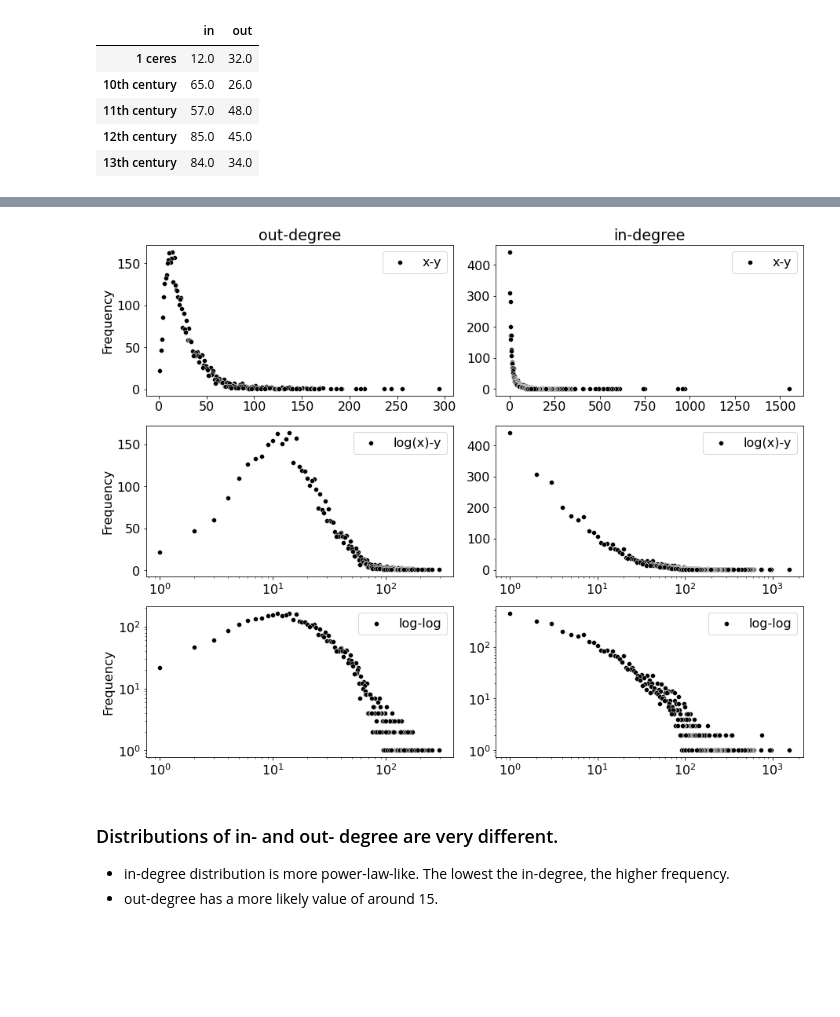
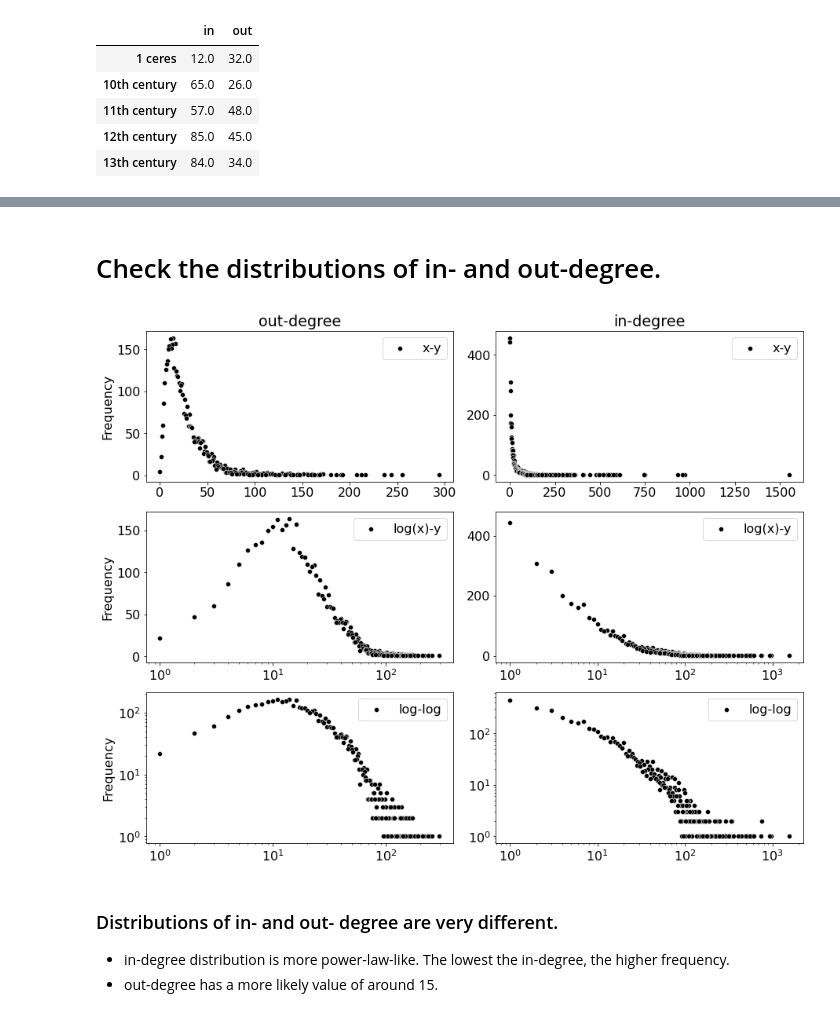
Before and after one commit to epfl-ada/ada-2022-project-theadalyzers, a Jupyter notebook: network-analysis.ipynb, the cells around one changed output, grey strips where cells are left out. Cells and saved outputs as stored; diff of their text form; code cells hidden in the pictures; blank space fills up the shorter version.

```diff
--- a/network-analysis.ipynb
+++ b/network-analysis.ipynb
@@ -122,34 +120,42 @@ g.ax_joint.set_ylabel("out-degree");
-# %%
-plt.rcParams['font.size'] = 16
-
-fig, ax = plt.subplots(3,2,
-                       figsize=(15,12),
-                       gridspec_kw={'wspace':0.14})
-
-labels = ["x-y", "log(x)-y", "log-log"]
-for i in range(3):
-    sns.scatterplot(data = df['src'].value_counts().value_counts(),
-                    ax=ax[i,0], color='k', label=labels[i])
-    sns.scatterplot(data = df['tgt'].value_counts().value_counts(),
-                    ax=ax[i,1], color='k', label=labels[i])
-
-ax[0, 0].set_title("out-degree")
-ax[0, 1].set_title("in-degree")
-
-for i in range(2):
-    # Set log scale in x for second row plots
-    ax[1,i].set_xscale('log')
-    # log-log scale in 3rd row
-    ax[2,i].set_xscale('log')
-    ax[2,i].set_yscale('log')
-
-for i in range(3):
-    ax[i, 0].set_ylabel("Frequency")
-    ax[i, 1].set_ylabel("")
-
-plt.legend();
-# %% [output]
-[figure, removed]
+# %% [markdown]
+# Check the distributions of in- and out-degree.
+# %%
+plt.rcParams['font.size'] = 16
+
+fig, ax = plt.subplots(3,2,
+                       figsize=(15,12),
+                       gridspec_kw={'wspace':0.14})
+
+labels = ["x-y", "log(x)-y", "log-log"]
+for i in range(3):
+    sns.scatterplot(data = (degree_freq['out']
+                            .value_counts()),
+                    ax=ax[i,0],
+                    color='k',
+                    label=labels[i])
+    sns.scatterplot(data = (degree_freq['in']
+                            .value_counts()),
+                    ax=ax[i,1],
+                    color='k',
+                    label=labels[i])
+
+ax[0, 0].set_title("out-degree")
+ax[0, 1].set_title("in-degree")
+
+for i in range(2):
+    # Set log scale in x for second row plots
+    ax[1,i].set_xscale('log')
+    # log-log scale in 3rd row
+    ax[2,i].set_xscale('log')
+    ax[2,i].set_yscale('log')
+
+for i in range(3):
+    ax[i, 0].set_ylabel("Frequency")
+    ax[i, 1].set_ylabel("")
+
+plt.legend();
+# %% [output]
+[figure, added]
 # %% [markdown]
 ### Distributions of in- and out- degree are very different.
 
```
Also changed, not shown: parts of 33 cells of this notebook.
